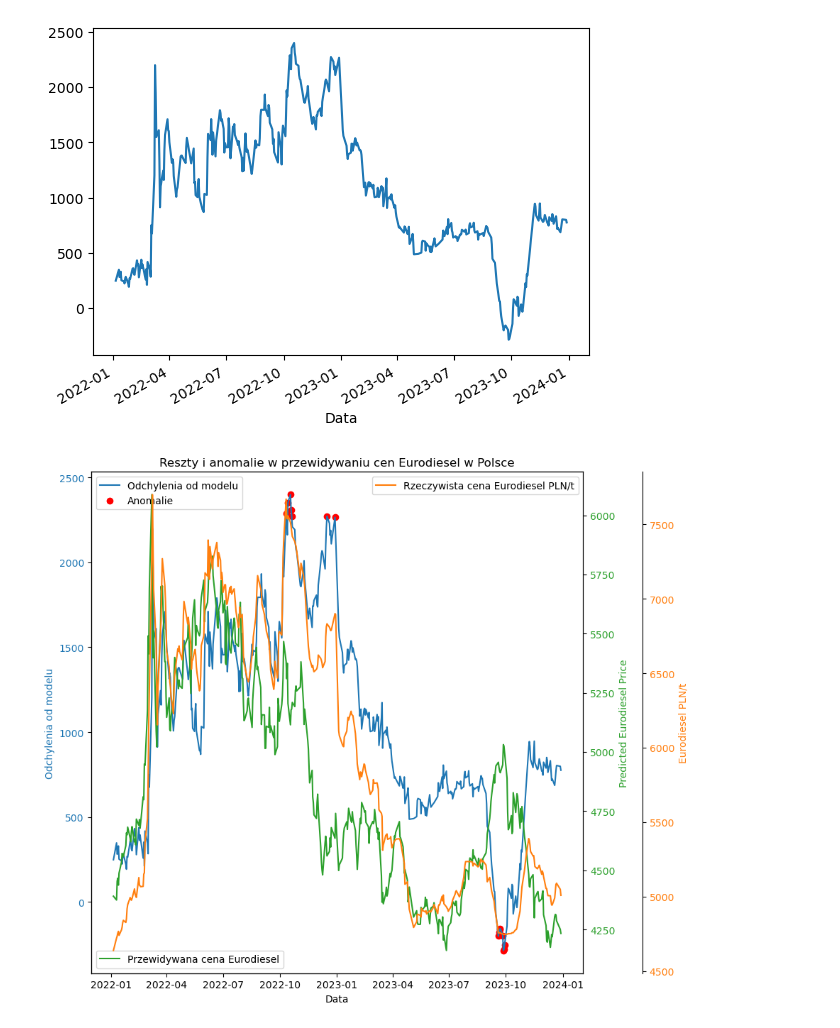
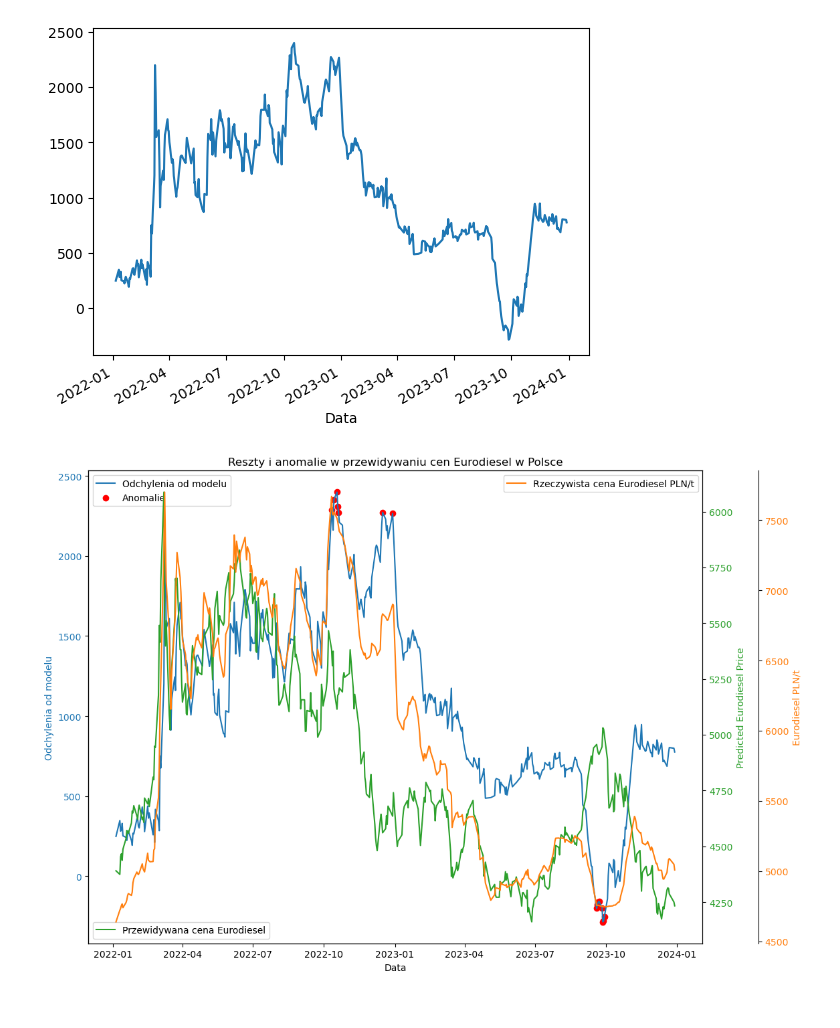
Before and after one commit to mariuszkam4/Orlen_fuel_prices, a Jupyter notebook: Orlen_fuel_prices.ipynb, the cells around one changed output. Cells and saved outputs as stored; diff of their text form; code cells hidden in the pictures.

```diff
--- a/Orlen_fuel_prices.ipynb
+++ b/Orlen_fuel_prices.ipynb
@@ -473,32 +463,32 @@ ax1.plot(brent_PLN_2022.index, brent_PLN_2022['Residuals'], color=color, label =
 ax1.tick_params(axis='y', labelcolor=color)
 
 # Dodanie scatter plot dla anomalii
 ax1.scatter(anomalies.index, anomalies['Residuals'], color='red', label='Anomalie')
 
 ax2 = ax1.twinx()
 color = 'tab:green'
 ax2.set_ylabel('Predicted Eurodiesel Price', color=color)
 ax2.plot(brent_PLN_2022.index, brent_PLN_2022['Predicted Eurodiesel Price'], color=color, label = 'Przewidywana cena Eurodiesel')
 ax2.tick_params(axis='y', labelcolor=color)
 
 # Utworzenie drugiego twin axis dla rzeczywistej ceny Eurodiesel
 ax3 = ax1.twinx()
 color = 'tab:orange'
 # Pozycja dla dodatkowej osi Y (prawej strony)
 ax3.spines['right'].set_position(('outward', 60))
 ax3.set_ylabel('Eurodiesel PLN/t', color=color)
 ax3.plot(brent_PLN_2022.index, brent_PLN_2022['Eurodiesel'], color=color, label = 'Rzeczywista cena Eurodiesel PLN/t')
 ax3.tick_params(axis='y', labelcolor=color)
 
 plt.title('Reszty i anomalie w przewidywaniu cen Eurodiesel w Polsce')
 fig.tight_layout()
 
 ax1.legend(loc='upper left')
 ax2.legend(loc='lower left')
 ax3.legend(loc='upper left', bbox_to_anchor=(1.15, 1))
-fig.tight_layout(rect=[0, 0, 0.85, 1])
+fig.tight_layout(rect=[0, 0, 1, 1])
 
 plt.legend()
 plt.show()
 # %% [output]
-[figure, old version]
+[figure, new version]
```
Also changed, not shown: parts of 32 cells of this notebook.
